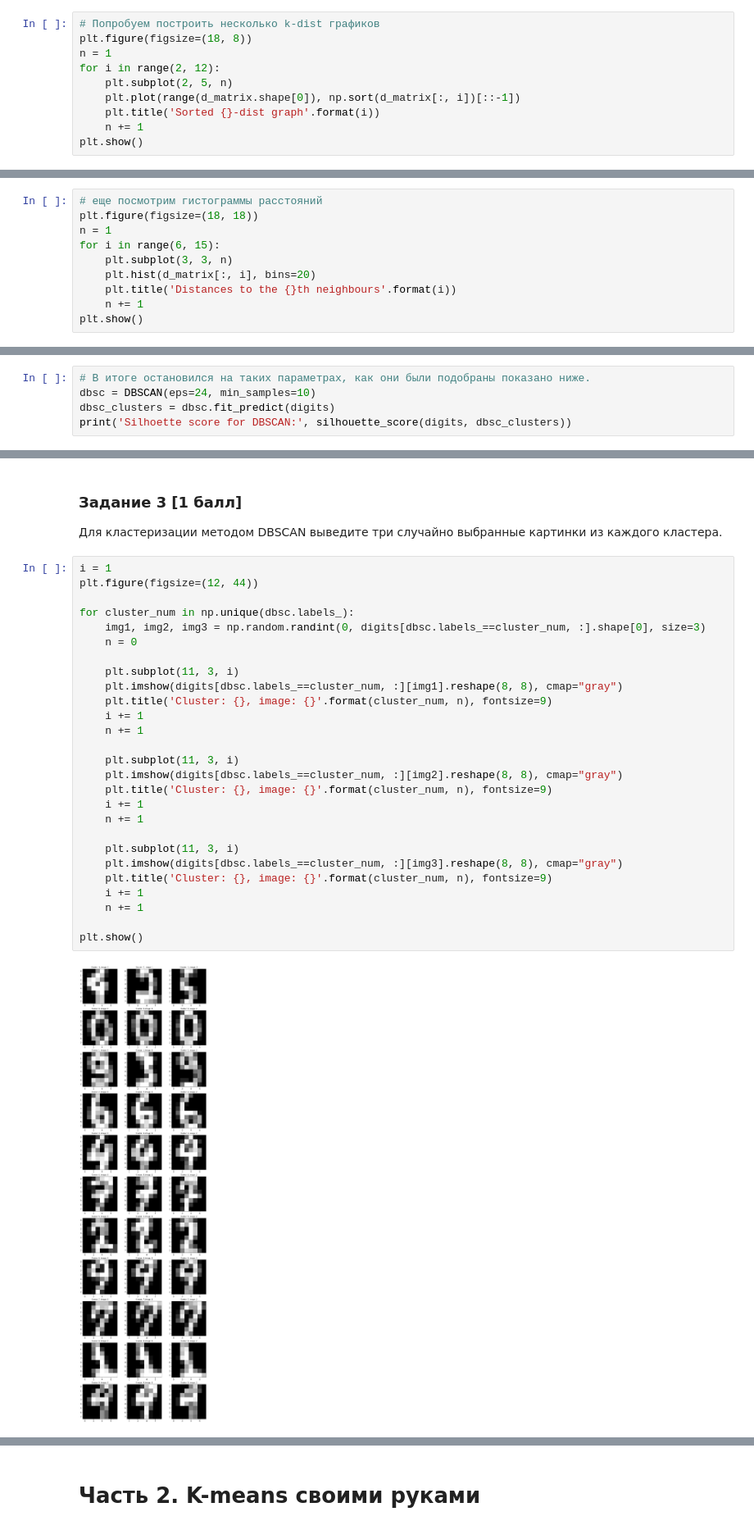
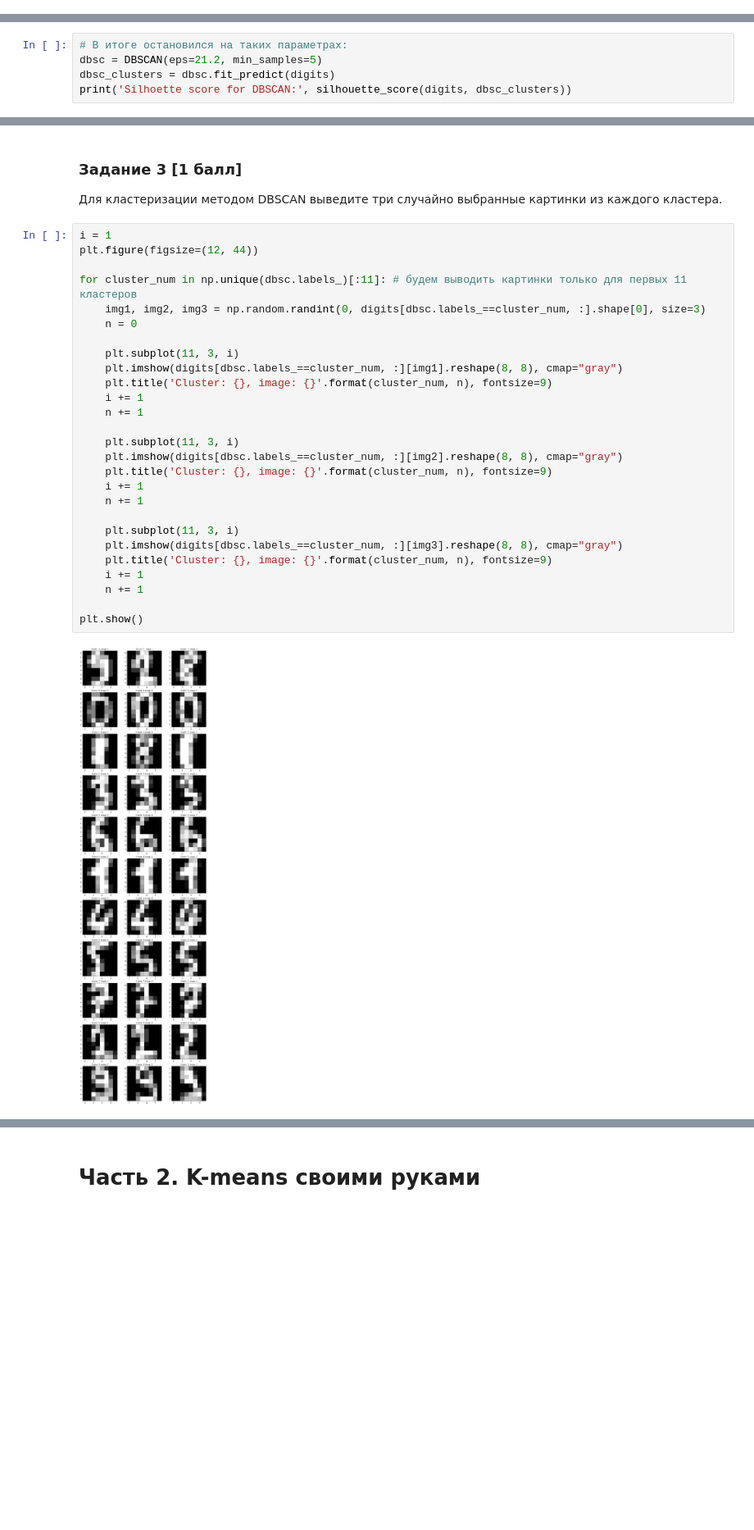
Before and after one commit to Oleg-DS/learning_data_science, a Jupyter notebook: ML/hw05.ipynb, the cells around one changed output, grey strips where cells are left out. Shown at 82% size. Drawn from its saved outputs; the diff is of its cells as text; blank space fills up the shorter version.

Commit message:
Update hw05.ipynb
Trying to solve DBSCAN Tasks in HW 5 in ML again..

```diff
--- a/ML/hw05.ipynb
+++ b/ML/hw05.ipynb
@@ -102,13 +102,3 @@ d_matrix = distance_matrix(digits, digits)
 d_matrix.shape
 # %% [output]
 (1797, 1797)
-# %%
-# Попробуем построить несколько k-dist графиков
-plt.figure(figsize=(18, 8))
-n = 1
-for i in range(2, 12):
-    plt.subplot(2, 5, n)
-    plt.plot(range(d_matrix.shape[0]), np.sort(d_matrix[:, i])[::-1])
-    plt.title('Sorted {}-dist graph'.format(i))
-    n += 1
-plt.show()
@@ -129,10 +117,0 @@ array([32.85725349, 37.11009376, 38.97435054, 40.93897898])
-# %%
-# еще посмотрим гистограммы расстояний
-plt.figure(figsize=(18, 18))
-n = 1
-for i in range(6, 15):
-    plt.subplot(3, 3, n)
-    plt.hist(d_matrix[:, i], bins=20)
-    plt.title('Distances to the {}th neighbours'.format(i))
-    n += 1
-plt.show()
@@ -150,6 +145,6 @@ plt.show()
 # %%
-# В итоге остановился на таких параметрах, как они были подобраны показано ниже.
-dbsc = DBSCAN(eps=24, min_samples=10)
+# В итоге остановился на таких параметрах:
+dbsc = DBSCAN(eps=21.2, min_samples=5)
 dbsc_clusters = dbsc.fit_predict(digits)
 print('Silhoette score for DBSCAN:', silhouette_score(digits, dbsc_clusters))
 # %% [output]
@@ -260,29 +183,29 @@ plt.show()
 # %%
 i = 1
 plt.figure(figsize=(12, 44))
 
-for cluster_num in np.unique(dbsc.labels_):
+for cluster_num in np.unique(dbsc.labels_)[:11]: # будем выводить картинки только для первых 11 кластеров
     img1, img2, img3 = np.random.randint(0, digits[dbsc.labels_==cluster_num, :].shape[0], size=3)
     n = 0
 
     plt.subplot(11, 3, i)
     plt.imshow(digits[dbsc.labels_==cluster_num, :][img1].reshape(8, 8), cmap="gray")
     plt.title('Cluster: {}, image: {}'.format(cluster_num, n), fontsize=9)
     i += 1
     n += 1
 
     plt.subplot(11, 3, i)
     plt.imshow(digits[dbsc.labels_==cluster_num, :][img2].reshape(8, 8), cmap="gray")
     plt.title('Cluster: {}, image: {}'.format(cluster_num, n), fontsize=9)
     i += 1
     n += 1
 
     plt.subplot(11, 3, i)
     plt.imshow(digits[dbsc.labels_==cluster_num, :][img3].reshape(8, 8), cmap="gray")
     plt.title('Cluster: {}, image: {}'.format(cluster_num, n), fontsize=9)
     i += 1
     n += 1
 
 plt.show()
 # %% [output]
-[figure, old version]
+[figure, new version]
```
Also changed, not shown: parts of 45 cells of this notebook.
